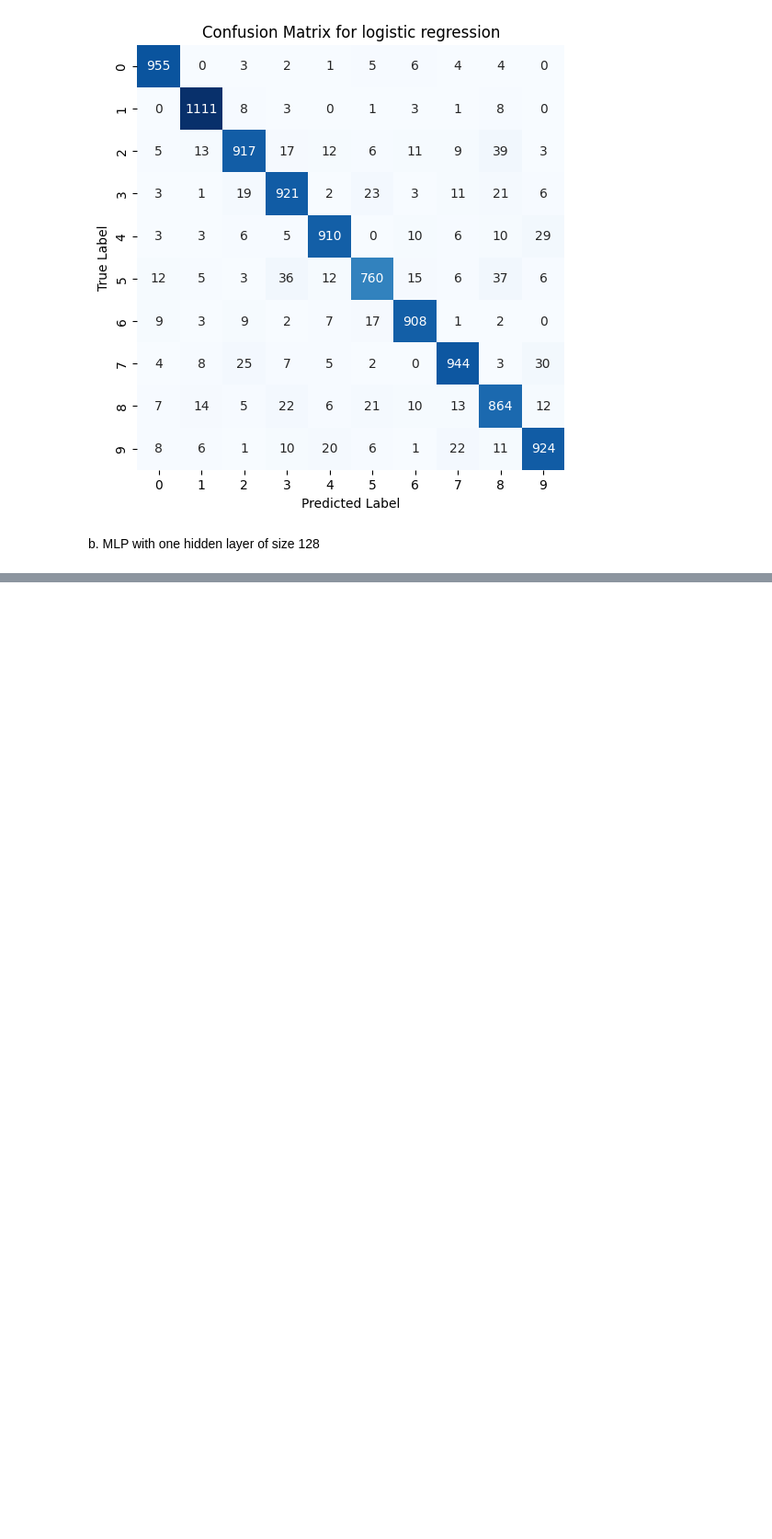
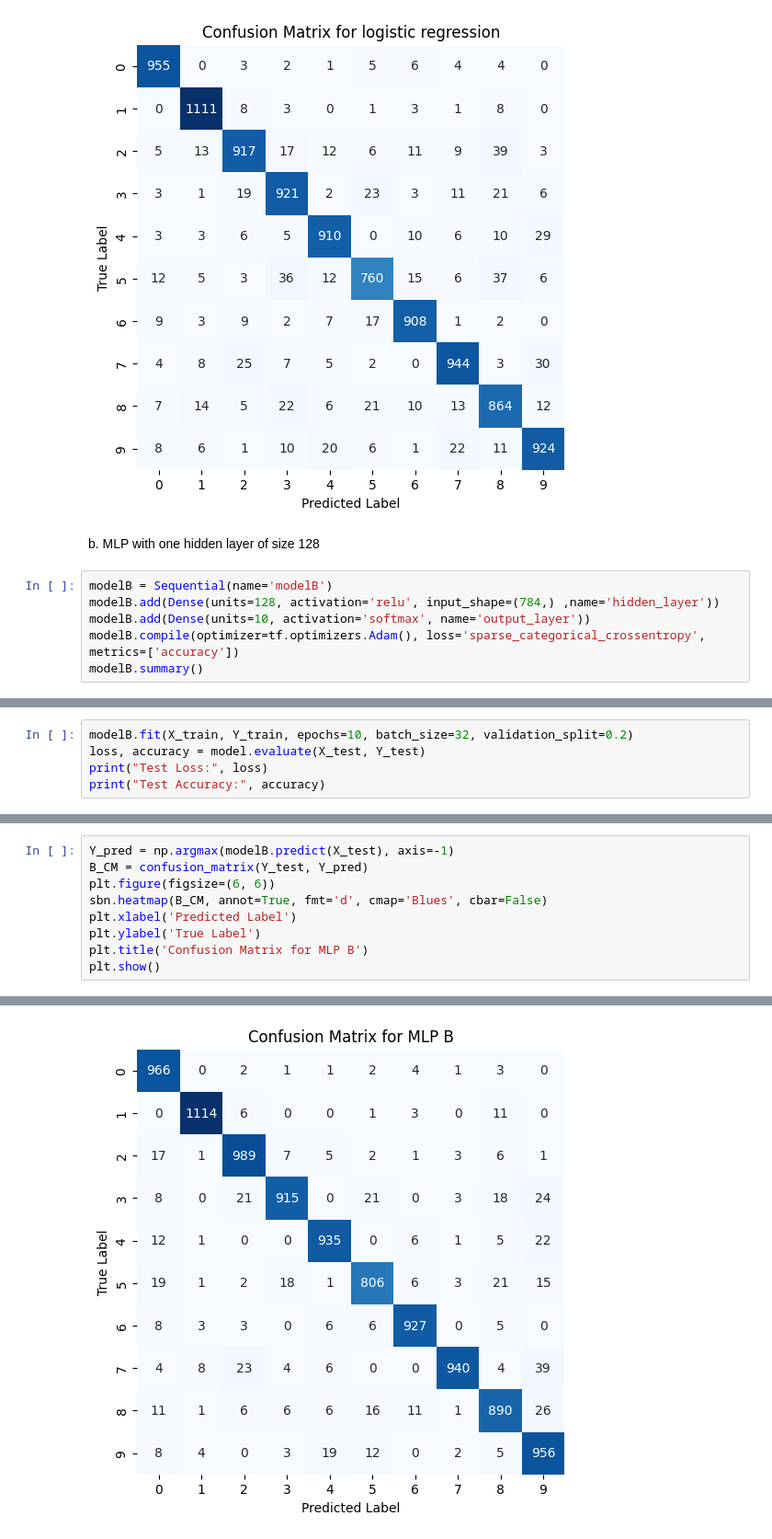
Before and after one commit to MahdiAnvarii/MachineLearning-Homeworks, a Jupyter notebook: HW02/Q4/Q4.ipynb, the cells around one changed output, grey strips where cells are left out. Shown at 92% size. Cells and saved outputs as stored; diff of their text form; blank space fills up the shorter version.

```diff
--- a/HW02/Q4/Q4.ipynb
+++ b/HW02/Q4/Q4.ipynb
@@ -66,3 +69,9 @@ plt.show()
 [figure]
 # %% [markdown]
 b. MLP with one hidden layer of size 128
+# %%
+modelB = Sequential(name='modelB')
+modelB.add(Dense(units=128, activation='relu', input_shape=(784,) ,name='hidden_layer'))
+modelB.add(Dense(units=10, activation='softmax', name='output_layer'))
+modelB.compile(optimizer=tf.optimizers.Adam(), loss='sparse_categorical_crossentropy', metrics=['accuracy'])
+modelB.summary()
@@ -68,0 +92,5 @@ b. MLP with one hidden layer of size 128
+# %%
+modelB.fit(X_train, Y_train, epochs=10, batch_size=32, validation_split=0.2)
+loss, accuracy = model.evaluate(X_test, Y_test)
+print("Test Loss:", loss)
+print("Test Accuracy:", accuracy)
@@ -68,0 +115,10 @@ b. MLP with one hidden layer of size 128
+# %%
+Y_pred = np.argmax(modelB.predict(X_test), axis=-1)
+B_CM = confusion_matrix(Y_test, Y_pred)
+plt.figure(figsize=(6, 6))
+sbn.heatmap(B_CM, annot=True, fmt='d', cmap='Blues', cbar=False)
+plt.xlabel('Predicted Label')
+plt.ylabel('True Label')
+plt.title('Confusion Matrix for MLP B')
+plt.show()
+# %% [output]
@@ -68,0 +126 @@ b. MLP with one hidden layer of size 128
+[figure, added]
```
Also changed, not shown: parts of 4 cells of this notebook.
